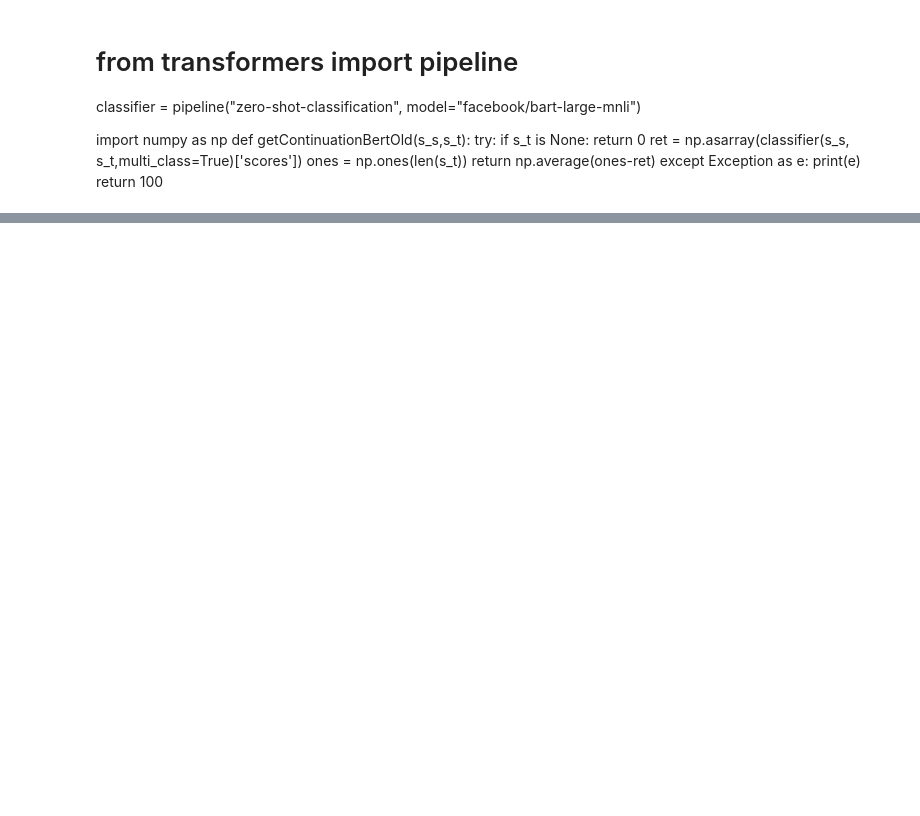
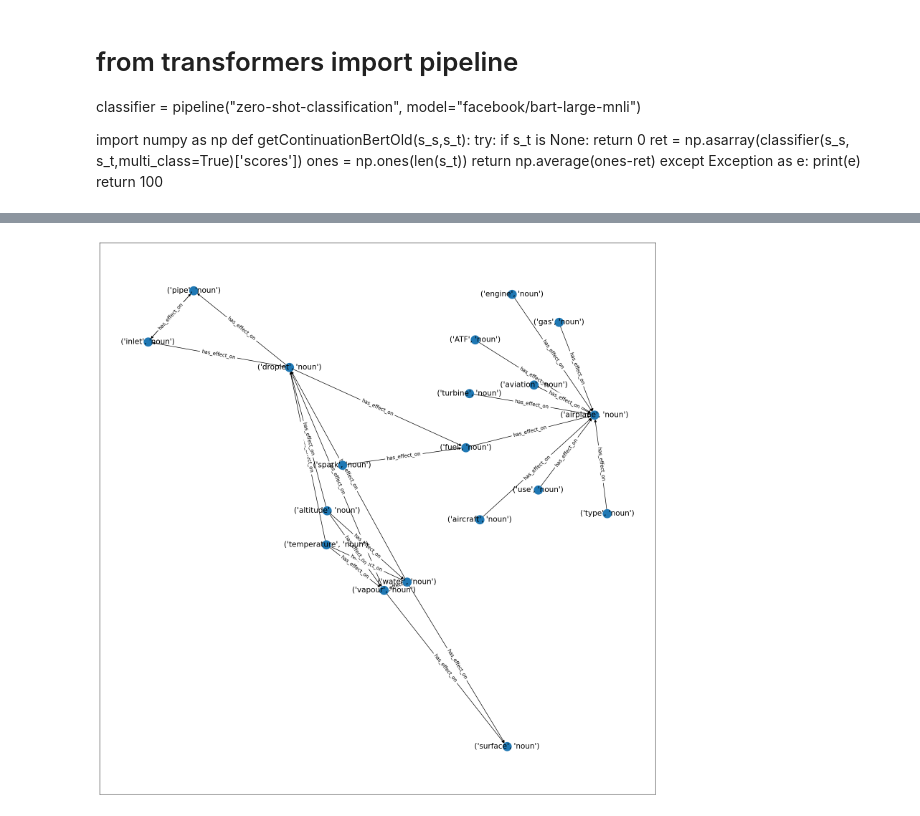
Before and after one commit to mgalusza/srl, a Jupyter notebook: lex_rank.ipynb, the cells around one changed output, grey strips where cells are left out. Saved outputs shown, nothing was run; the diff lists cells and outputs as text; code cells hidden in the pictures; blank space fills up the shorter version.

```diff
--- a/lex_rank.ipynb
+++ b/lex_rank.ipynb
@@ -1531,5 +1731,29 @@ def start_path3(G,s_node, e_node,steps,meta_path):
 # %%
-for n in G.nodes():
+KG = nx.DiGraph()
+meta_s1 = ['noun','role','verb','role','noun','role','verb','role','noun']
+meta_s2 = ['noun','role','verb','role','noun','role','noun']
+meta_s3 = ['noun','role','verb','role','verb','role','noun']
+meta_e1 = ['noun','role','noun']
+meta_e2 = ['noun','role','verb','role','noun']
+
+#meta_s1 = ['role','verb','role','noun','role','verb','role']
+#meta_v1 = ['verb','role','noun','role','verb',]
+#meta_s2 = ['role','verb','role','noun','role']
+#meta_e2 = ['role','verb','role']
+
+
+#start_node = ('considered', 'verb',22)
+#G_3 = nx.ego_graph(G, start_node,3)
+#drawgraph(G_3)
+G_3 = G
+start_node = (('fuel', 'noun'))
+for n in G_3.nodes():
     if n[1] == 'noun':
-        t_path = start_path3(G, n,(),12,['noun','role','verb','role','noun'])
+            print("starting node:")
+            print(n)
+            t_path = start_path3(G, n,(),12,meta_s1,'has_effect_on',isEffectSimilar,0.7)
+            t_path = start_path3(G, n,(),12,meta_s2,'has_effect_on',isEffectSimilar,0.7)
+            t_path = start_path3(G, n,(),12,meta_s3,'has_effect_on',isEffect,0.7)
+            t_path = start_path3(G, n,(),12,meta_e1,'has_effect_on',isEffect,0.7)
+            t_path = start_path3(G, n,(),12,meta_e2,'has_effect_on',isEffect,0.7)
 # %% [output]
@@ -1552,0 +1777,13 @@ next
+# %%
+import matplotlib.pyplot as plt
+import networkx as nx
+
+def drawKG(KG):
+    plt.figure(4,figsize=(20,20))
+    pos = nx.spring_layout(KG,k=0.5,seed=42)
+    nx.draw_networkx(KG, pos,font_size=15)
+    edge_labels = dict([((n1, n2), d['label'])
+                    for n1, n2, d in KG.edges(data=True)])
+
+    nx.draw_networkx_edge_labels(KG, pos, edge_labels=edge_labels)
+    plt.show()
@@ -1552,0 +1940,4 @@ next
+# %%
+drawKG(KG)
+# %% [output]
+[figure, added]
```
Also changed, not shown: parts of 225 cells of this notebook, 8 other files.
